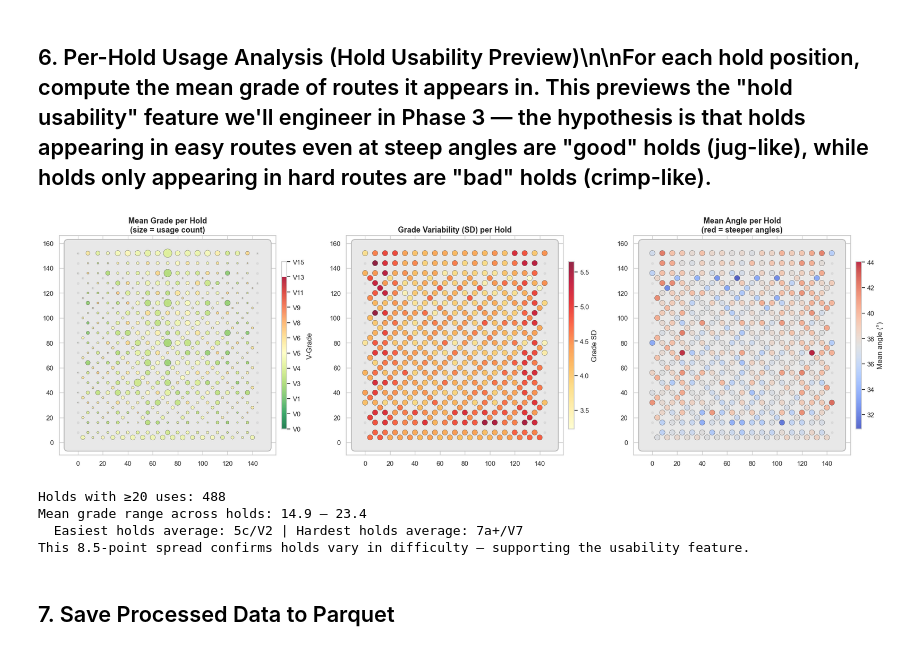
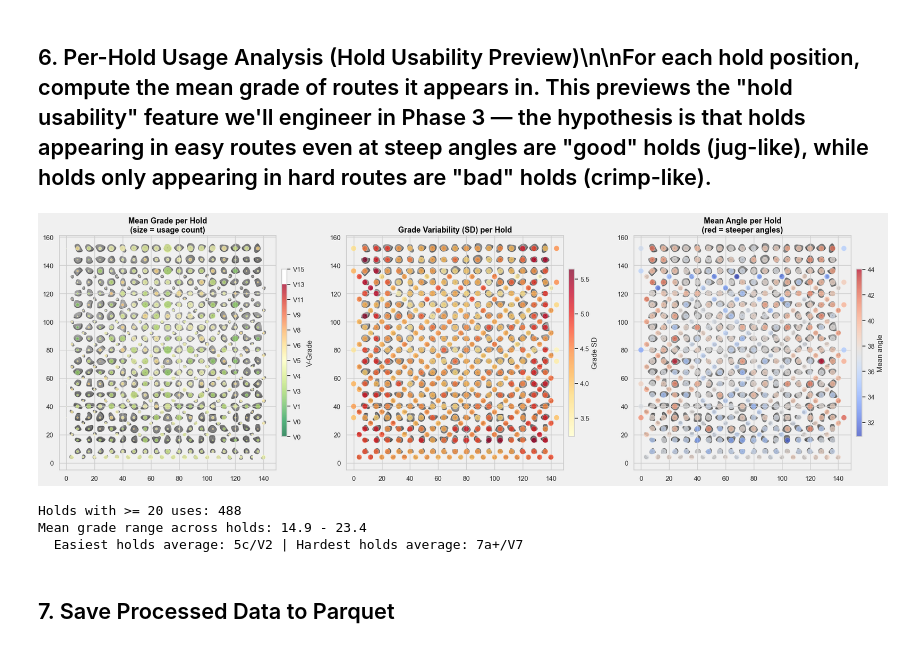
Before and after one commit to JavFerChar/portfolio-projects, a Jupyter notebook: kilter-grade-predictor/notebooks/01_eda.ipynb, the cells around one changed output. Drawn from its saved outputs; the diff is of its cells as text; code cells hidden in the pictures.

```diff
--- a/kilter-grade-predictor/notebooks/01_eda.ipynb
+++ b/kilter-grade-predictor/notebooks/01_eda.ipynb
@@ -335,7 +319,7 @@ vg_ticks = [t for t in sorted(grade_labels.keys()) if t % 2 == 0]
 vg_tick_labels = [grade_labels[t].split("/")[1] for t in vg_ticks]
 
 # --- Mean grade heatmap with V-grade colorbar ---
-draw_board(axes[0], placements)
+draw_board(axes[0])
 scatter1 = axes[0].scatter(
     hold_stats_filtered["x"],
     hold_stats_filtered["y"],
@@ -344,69 +328,69 @@ scatter1 = axes[0].scatter(
     cmap="RdYlGn_r",
     vmin=10,
     vmax=30,
-    alpha=0.85,
-    edgecolors="black",
+    alpha=0.75,
+    edgecolors="white",
     linewidths=0.3,
     zorder=2,
 )
-axes[0].set_title("Mean Grade per Hold\n(size = usage count)", fontsize=13, fontweight="bold")
+axes[0].set_title(
+    "Mean Grade per Hold\n(size = usage count)", fontsize=13, fontweight="bold", color="black"
+)
 cbar1 = plt.colorbar(scatter1, ax=axes[0], shrink=0.4, aspect=30, pad=0.02)
 cbar1.set_ticks(vg_ticks)
 cbar1.set_ticklabels(vg_tick_labels)
 cbar1.set_label("V-Grade")
 
 # --- Grade variability (std) heatmap ---
-draw_board(axes[1], placements)
+draw_board(axes[1])
 scatter2 = axes[1].scatter(
     hold_stats_filtered["x"],
     hold_stats_filtered["y"],
     c=hold_stats_filtered["std_grade"],
     s=80,
     cmap="YlOrRd",
-    alpha=0.85,
-    edgecolors="black",
+    alpha=0.75,
+    edgecolors="white",
     linewidths=0.3,
     zorder=2,
 )
-axes[1].set_title("Grade Variability (SD) per Hold", fontsize=13, fontweight="bold")
+axes[1].set_title("Grade Variability (SD) per Hold", fontsize=13, fontweight="bold", color="black")
 plt.colorbar(scatter2, ax=axes[1], label="Grade SD", shrink=0.4, aspect=30, pad=0.02)
 
 # --- Mean angle heatmap ---
-draw_board(axes[2], placements)
+draw_board(axes[2])
 scatter3 = axes[2].scatter(
     hold_stats_filtered["x"],
     hold_stats_filtered["y"],
     c=hold_stats_filtered["mean_angle"],
     s=80,
     cmap="coolwarm",
-    alpha=0.85,
-    edgecolors="black",
+    alpha=0.75,
+    edgecolors="white",
     linewidths=0.3,
     zorder=2,
 )
-axes[2].set_title("Mean Angle per Hold\n(red = steeper angles)", fontsize=13, fontweight="bold")
-plt.colorbar(scatter3, ax=axes[2], label="Mean angle (°)", shrink=0.4, aspect=30, pad=0.02)
+axes[2].set_title(
+    "Mean Angle per Hold\n(red = steeper angles)", fontsize=13, fontweight="bold", color="black"
+)
+plt.colorbar(scatter3, ax=axes[2], label="Mean angle", shrink=0.4, aspect=30, pad=0.02)
 
+fig.patch.set_facecolor("#f0f0f0")
 plt.tight_layout()
 plt.show()
 
 grade_min = hold_stats_filtered["mean_grade"].min()
 grade_max = hold_stats_filtered["mean_grade"].max()
-print(f"Holds with ≥20 uses: {len(hold_stats_filtered)}")
-print(f"Mean grade range across holds: {grade_min:.1f} – {grade_max:.1f}")
+print(f"Holds with >= 20 uses: {len(hold_stats_filtered)}")
+print(f"Mean grade range across holds: {grade_min:.1f} - {grade_max:.1f}")
 vmin_label = grade_labels.get(int(round(grade_min)), "?")
 vmax_label = grade_labels.get(int(round(grade_max)), "?")
 print(f"  Easiest holds average: {vmin_label} | Hardest holds average: {vmax_label}")
-print(
-    f"This {grade_max - grade_min:.1f}-point spread confirms holds vary "
-    "in difficulty — supporting the usability feature."
-)
 # %% [output]
-[figure, old version]
+[figure, new version]
-Holds with ≥20 uses: 488
-Mean grade range across holds: 14.9 – 23.4
+Holds with >= 20 uses: 488
+Mean grade range across holds: 14.9 - 23.4
   Easiest holds average: 5c/V2 | Hardest holds average: 7a+/V7
-This 8.5-point spread confirms holds vary in difficulty — supporting the usability feature.
 # %% [markdown]
 ## 7. Save Processed Data to Parquet
 # %%
```
Also changed, not shown: parts of 2 cells of this notebook, 3 other files.
